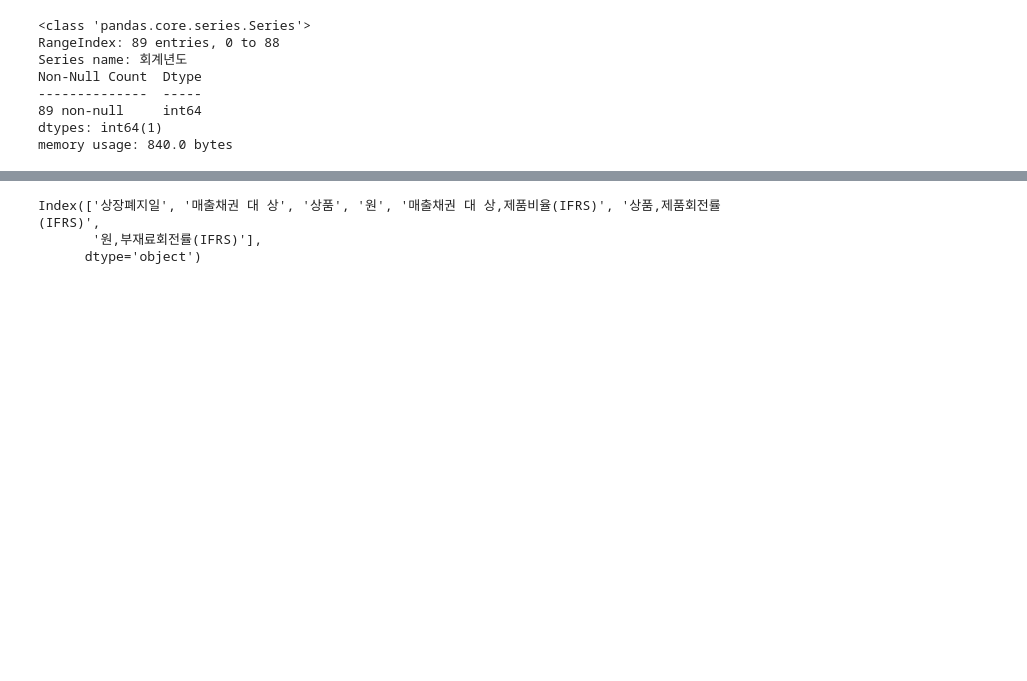
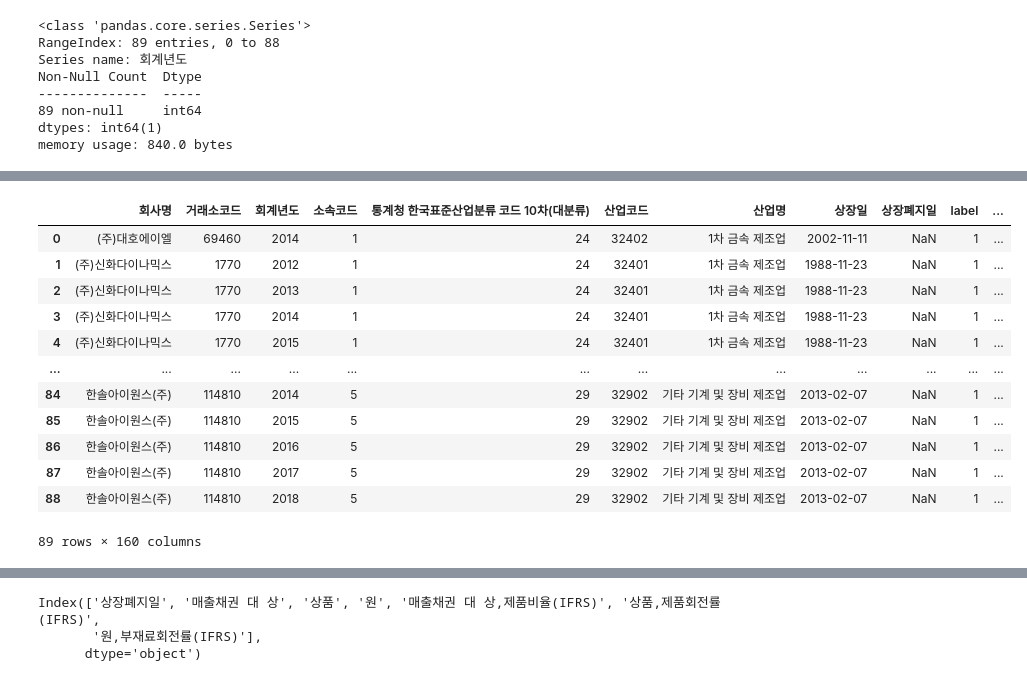
Before and after one commit to po5412409/Accounting-Fraud, a Jupyter notebook: 02.데이터전처리/재무비율전처리.ipynb, the cells around one changed output, grey strips where cells are left out. Saved outputs shown, nothing was run; the diff lists cells and outputs as text; code cells hidden in the pictures; blank space fills up the shorter version.

```diff
--- a/02.데이터전처리/재무비율전처리.ipynb
+++ b/02.데이터전처리/재무비율전처리.ipynb
@@ -101,8 +105,22 @@ listed['회계년도'] = listed['회계년도'].astype(str).str[:4].astype(int)
 # %%
-# check = pd.merge(df, listed, on = ['회사명', '거래소코드', '회계년도', '소속코드', '통계청 한국표준산업분류 코드 10차(대분류)', '산업코드',
-       # '산업명', '상장일', '상장폐지일'], how = 'left' )
+check = pd.merge(df, listed, on = ['회사명', '거래소코드', '회계년도', '소속코드', '통계청 한국표준산업분류 코드 10차(대분류)',
+                                   '산업코드', '산업명', '상장일', '상장폐지일'], how = 'left' )
 
-check = pd.merge(df, listed, on = ['거래소코드', '회계년도'], how = 'left')
+check
+# %% [output]
+|  | 회사명 | 거래소코드 | 회계년도 | 소속코드 | 통계청 한국표준산업분류 코드 10차(대분류) | 산업코드 | 산업명 | 상장일 | 상장폐지일 | label | ... |
+| 0 | (주)대호에이엘 | 69460 | 2014 | 1 | 24 | 32402 | 1차 금속 제조업 | 2002-11-11 | NaN | 1 | ... |
+| 1 | (주)신화다이나믹스 | 1770 | 2012 | 1 | 24 | 32401 | 1차 금속 제조업 | 1988-11-23 | NaN | 1 | ... |
+| 2 | (주)신화다이나믹스 | 1770 | 2013 | 1 | 24 | 32401 | 1차 금속 제조업 | 1988-11-23 | NaN | 1 | ... |
+| 3 | (주)신화다이나믹스 | 1770 | 2014 | 1 | 24 | 32401 | 1차 금속 제조업 | 1988-11-23 | NaN | 1 | ... |
+| 4 | (주)신화다이나믹스 | 1770 | 2015 | 1 | 24 | 32401 | 1차 금속 제조업 | 1988-11-23 | NaN | 1 | ... |
+| ... | ... | ... | ... | ... | ... | ... | ... | ... | ... | ... | ... |
+| 84 | 한솔아이원스(주) | 114810 | 2014 | 5 | 29 | 32902 | 기타 기계 및 장비 제조업 | 2013-02-07 | NaN | 1 | ... |
+| 85 | 한솔아이원스(주) | 114810 | 2015 | 5 | 29 | 32902 | 기타 기계 및 장비 제조업 | 2013-02-07 | NaN | 1 | ... |
+| 86 | 한솔아이원스(주) | 114810 | 2016 | 5 | 29 | 32902 | 기타 기계 및 장비 제조업 | 2013-02-07 | NaN | 1 | ... |
+| 87 | 한솔아이원스(주) | 114810 | 2017 | 5 | 29 | 32902 | 기타 기계 및 장비 제조업 | 2013-02-07 | NaN | 1 | ... |
+| 88 | 한솔아이원스(주) | 114810 | 2018 | 5 | 29 | 32902 | 기타 기계 및 장비 제조업 | 2013-02-07 | NaN | 1 | ... |
+89 rows × 160 columns
 # %%
 check.columns
 # %% [output]
```
Also changed, not shown: parts of 37 cells of this notebook, 10 other files.
